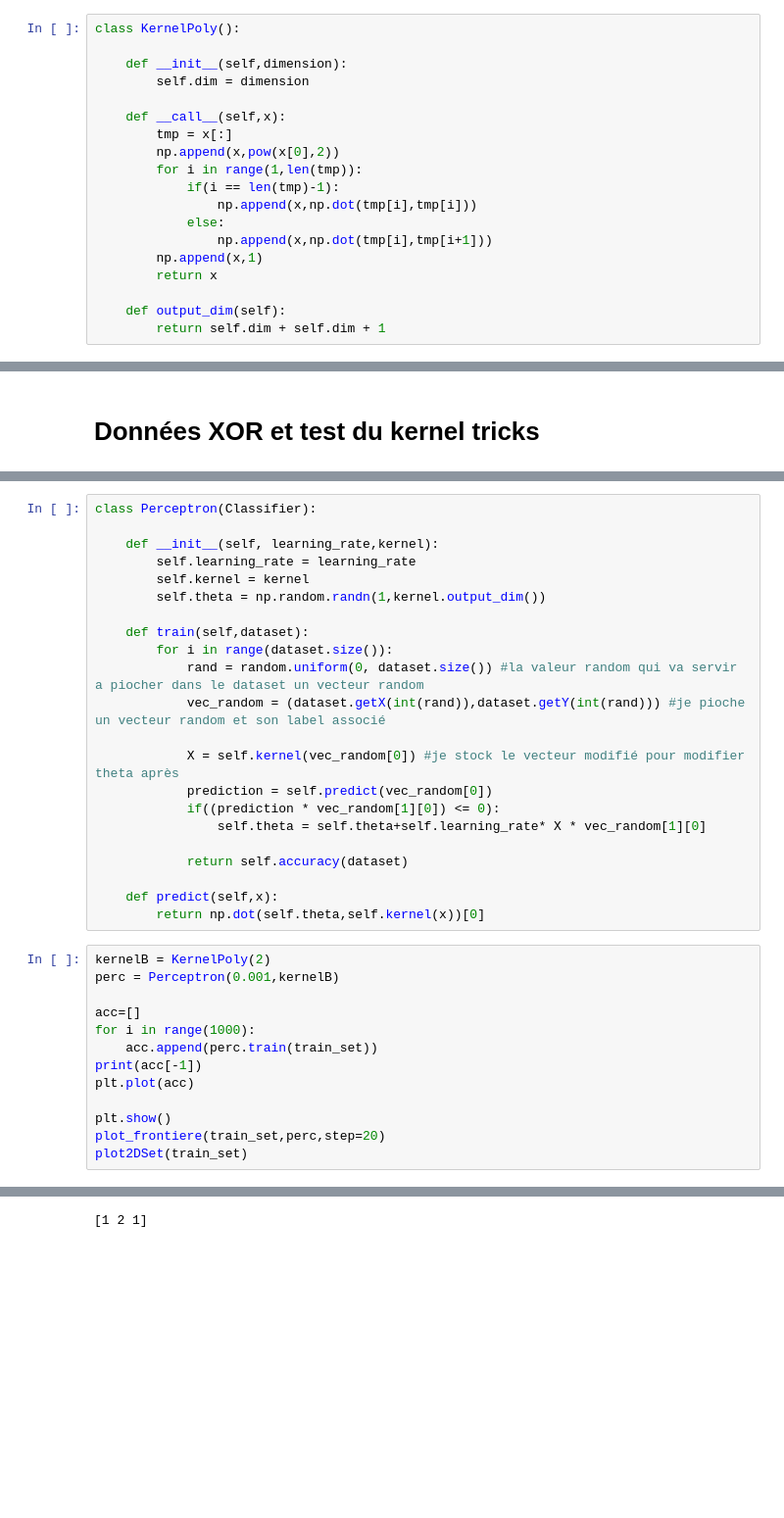
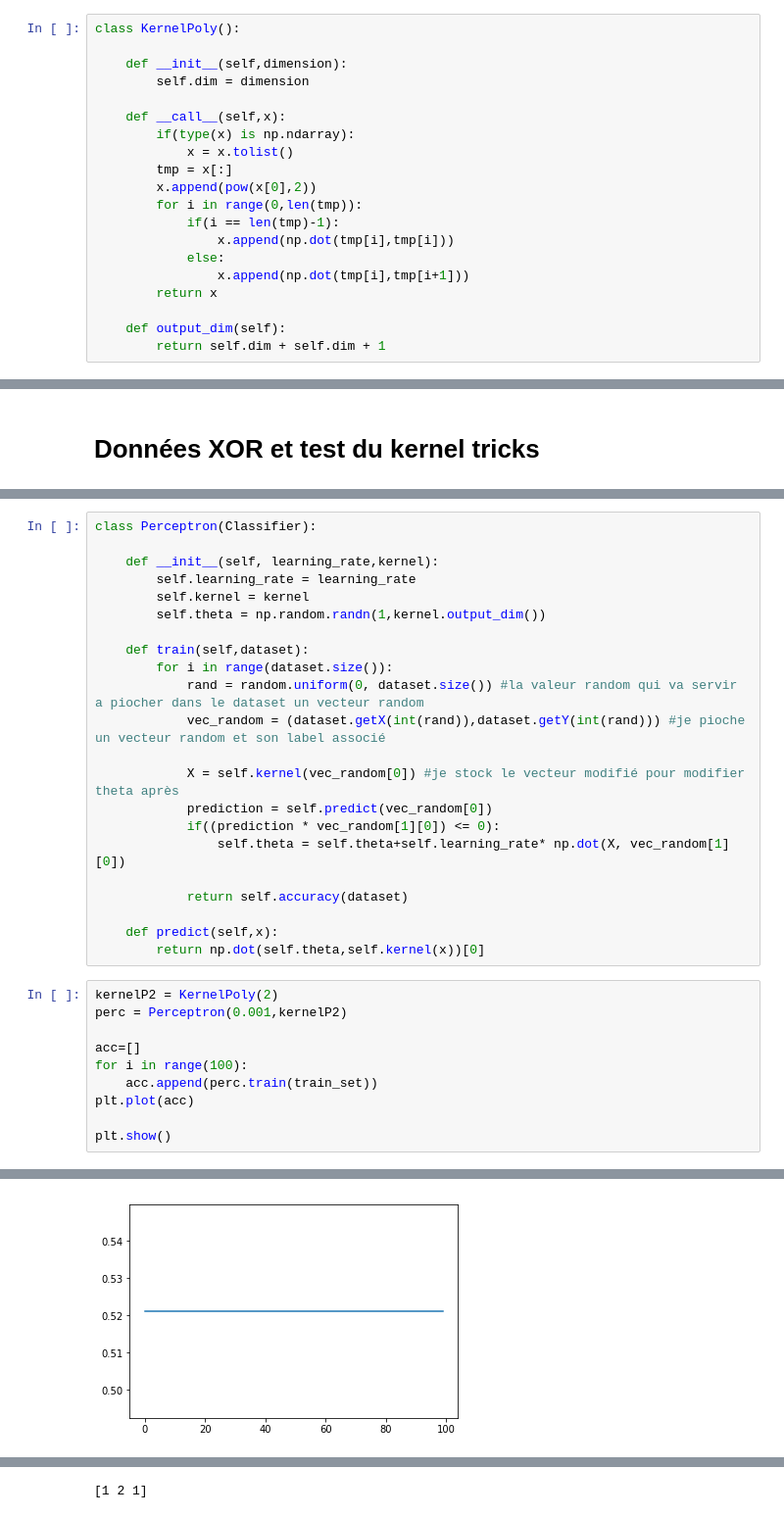
Before and after one commit to Hakimba/DataScience, a Jupyter notebook: KernelTricks.ipynb, the cells around one changed output, grey strips where cells are left out. Shown at 98% size. Drawn from its saved outputs; the diff is of its cells as text; blank space fills up the shorter version.

Commit message:
finalisation du kernel polynomial

```diff
--- a/KernelTricks.ipynb
+++ b/KernelTricks.ipynb
@@ -139,14 +143,15 @@ class KernelPoly():
         self.dim = dimension
 
     def __call__(self,x):
+        if(type(x) is np.ndarray):
+            x = x.tolist()
         tmp = x[:]
-        np.append(x,pow(x[0],2))
-        for i in range(1,len(tmp)):
+        x.append(pow(x[0],2))
+        for i in range(0,len(tmp)):
             if(i == len(tmp)-1):
-                np.append(x,np.dot(tmp[i],tmp[i]))
+                x.append(np.dot(tmp[i],tmp[i]))
             else:
-                np.append(x,np.dot(tmp[i],tmp[i+1]))
-        np.append(x,1)
+                x.append(np.dot(tmp[i],tmp[i+1]))
         return x
 
     def output_dim(self):
@@ -231,23 +241,20 @@ class Perceptron(Classifier):
             X = self.kernel(vec_random[0]) #je stock le vecteur modifié pour modifier theta après
             prediction = self.predict(vec_random[0])
             if((prediction * vec_random[1][0]) <= 0):
-                self.theta = self.theta+self.learning_rate* X * vec_random[1][0]
+                self.theta = self.theta+self.learning_rate* np.dot(X, vec_random[1][0])
 
             return self.accuracy(dataset)
 
     def predict(self,x):
         return np.dot(self.theta,self.kernel(x))[0]
 # %%
-kernelB = KernelPoly(2)
-perc = Perceptron(0.001,kernelB)
+kernelP2 = KernelPoly(2)
+perc = Perceptron(0.001,kernelP2)
 
 acc=[]
-for i in range(1000):
+for i in range(100):
     acc.append(perc.train(train_set))
-print(acc[-1])
 plt.plot(acc)
 
 plt.show()
-plot_frontiere(train_set,perc,step=20)
-plot2DSet(train_set)
 # %% [output]
@@ -254,0 +261 @@ ValueError: shapes (1,5) and (2,) not aligned: 5 (dim 1) != 2 (dim 0)
+[figure, added]
```
Also changed, not shown: parts of 6 cells of this notebook.
